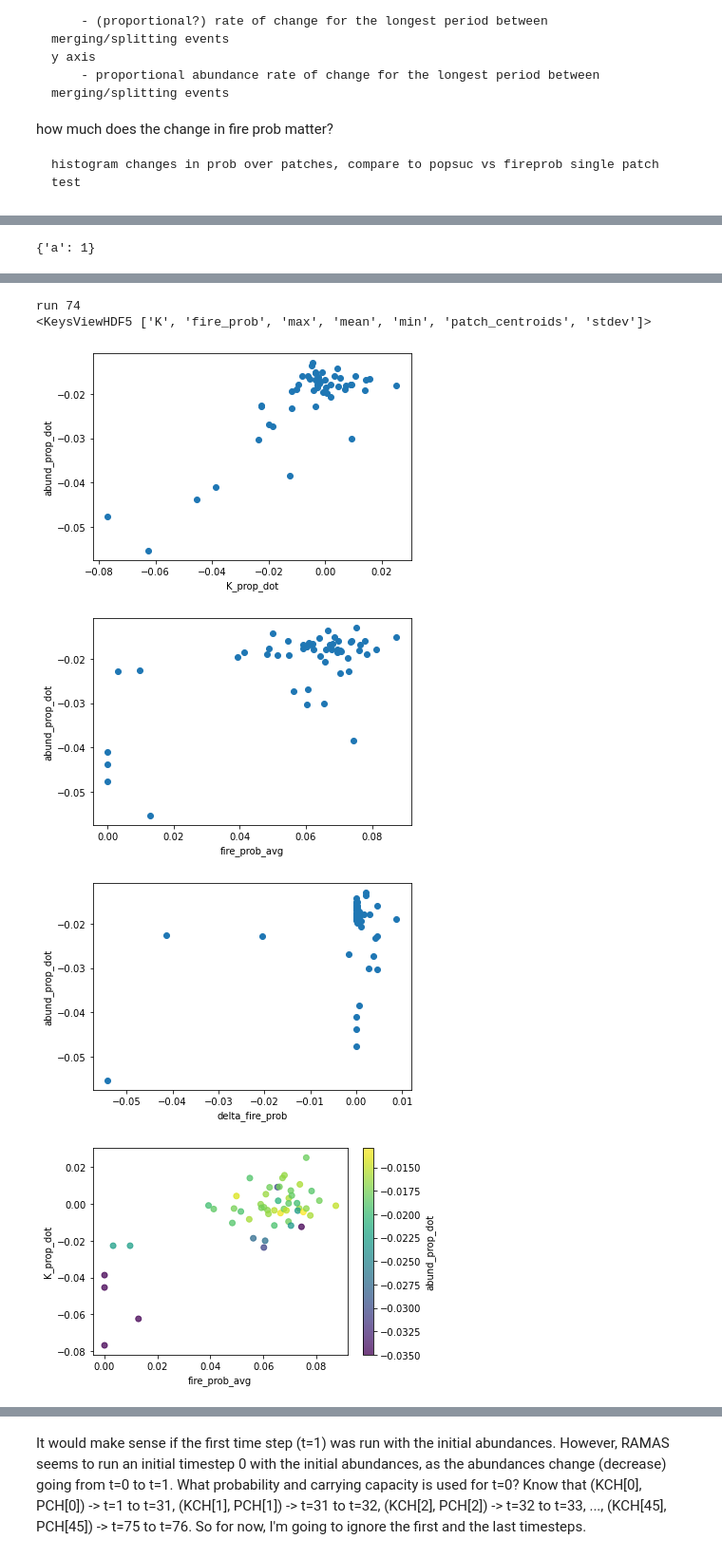
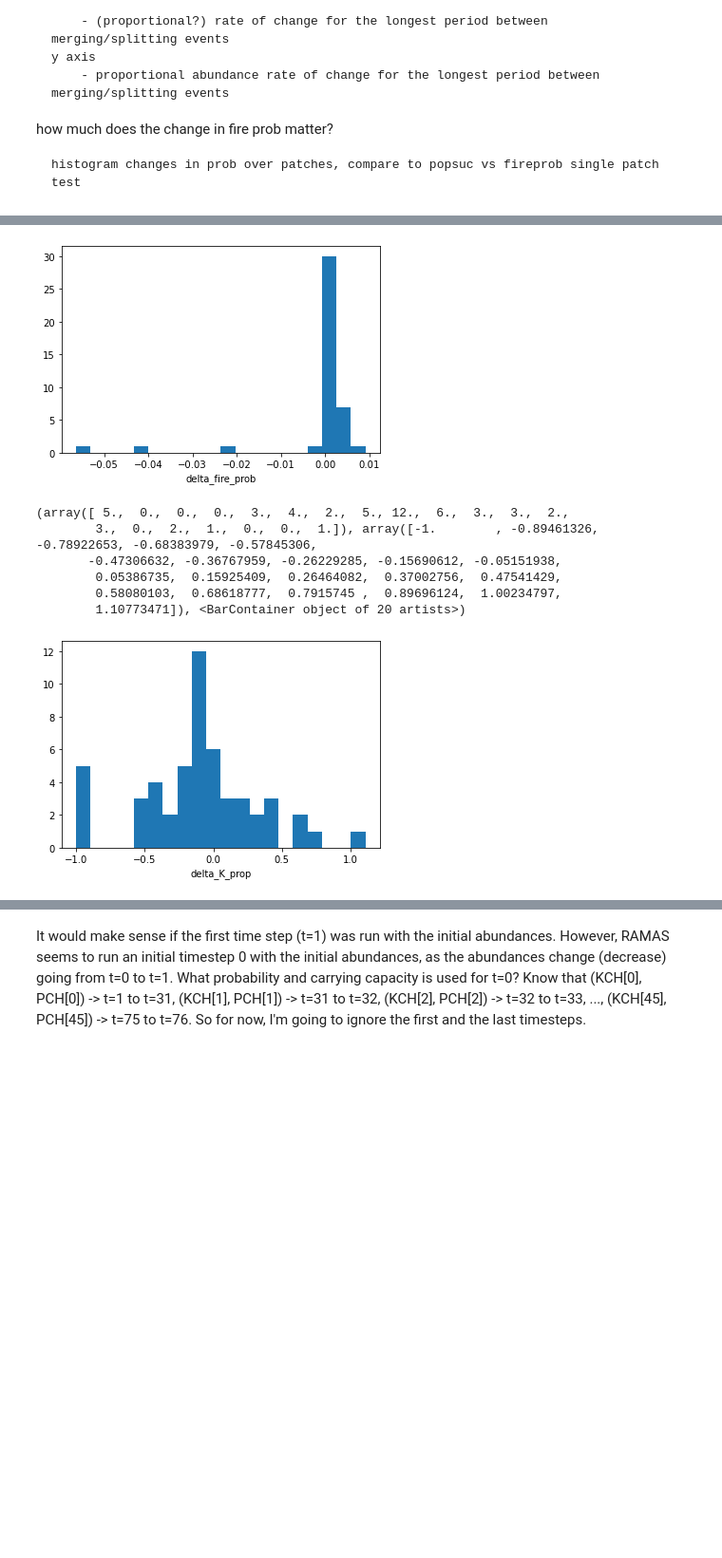
Before and after one commit to patricklawton/TecateCypress, a Jupyter notebook: analysis.ipynb, the cells around one changed output, grey strips where cells are left out. Shown at 95% size. Saved outputs shown, nothing was run; the diff lists cells and outputs as text; code cells hidden in the pictures; blank space fills up the shorter version.

```diff
--- a/analysis.ipynb
+++ b/analysis.ipynb
@@ -39,8 +39,12 @@ how much does the change in fire prob matter?
 
     histogram changes in prob over patches, compare to popsuc vs fireprob single patch test
 # %%
-run = open_run(0)
-pop = 'pop4'
+run = open_run(74)
+pop = 'pop14'
 with h5py.File(os.path.join(run.run_dir, 'results.h5'), 'r') as res:
     ab = np.array(res['mean'][pop])
     Ks = np.array(res['K'][pop])
+plt.scatter(range(len(ab)), ab)#; [(a, t) for a, t in zip(ab, range(len(ab)))]
+plt.show()
+plt.scatter(range(len(Ks)), Ks)#; [(K, t) for K, t in zip(Ks, range(len(Ks)))]
+plt.show()
@@ -89,13 +54,8 @@ plt.scatter(range(len(Ks)), Ks); [(K, t) for K, t in zip(Ks, range(len(Ks)))]
-# %%
-test = {}
-test.update({'a':1})
-test
-# %% [output]
-{'a': 1}
 # %%
-data_keys = ['K_prop_dot', 'fire_prob_avg', 'delta_fire_prob', 'abund_prop_dot']
+data_keys = ['K_prop_dot', 'fire_prob_avg', 'delta_fire_prob', 'abund_prop_dot', 'delta_t']
 # for runnum in runnums:
-for runnum in [0,74]:
+# for runnum in [0,74]:
+for runnum in [74]:
     print('run',runnum)
     run = open_run(runnum)
     # Select specific climate model/scenario
@@ -181,6 +141,7 @@ for runnum in [0,74]:
             if t_interval[1] > 74:
                 t_interval[1] = 74
             delta_t = t_interval[1] - t_interval[0]
+            data['delta_t'].update({str(pop): delta_t})
 
             # Require a minimum timespan without merges/splits before tossing out
             if (delta_t) < 10:
@@ -227,5 +188,18 @@ for runnum in [0,74]:
     plt.xlabel('delta_fire_prob'); plt.ylabel('K_prop_dot')
     plt.savefig(os.path.join(os.getcwd(), 'figs', 'Kvsdeltafire_abundratecolor.png'), bbox_inches='tight')
     plt.show()
+
+    deltas = np.array([data['delta_fire_prob'][pop] for pop in list(data['delta_fire_prob'].keys())])
+    deltas = deltas[np.nonzero(deltas)[0]]
+    plt.hist(deltas, bins=20)
+    plt.xlabel('delta_fire_prob')
+    plt.show()
+
+    delta_K_prop = np.array([data['K_prop_dot'][pop] * data['delta_t'][pop] for pop in list(data['delta_fire_prob'].keys())])
+    # delta_K_prop = delta_K_prop[np.nonzero(delta_K_prop)[0]]
+    hist = plt.hist(delta_K_prop, bins=20)
+    print(hist)
+    plt.xlabel('delta_K_prop')
+    plt.show()
     # break
 # %% [output]
@@ -239,6 +213,8 @@ run 0
+[figure, new version]
-run 74
-<KeysViewHDF5 ['K', 'fire_prob', 'max', 'mean', 'min', 'patch_centroids', 'stdev']>
+(array([ 5.,  0.,  0.,  0.,  3.,  4.,  2.,  5., 12.,  6.,  3.,  3.,  2.,
+        3.,  0.,  2.,  1.,  0.,  0.,  1.]), array([-1.        , -0.89461326, -0.78922653, -0.68383979, -0.57845306,
+       -0.47306632, -0.36767959, -0.26229285, -0.15690612, -0.05151938,
+        0.05386735,  0.15925409,  0.26464082,  0.37002756,  0.47541429,
+        0.58080103,  0.68618777,  0.7915745 ,  0.89696124,  1.00234797,
+        1.10773471]), <BarContainer object of 20 artists>)
-[figure, old version]
-[figure, old version]
+[figure, new version]
-[figure, removed]
-[figure, removed]
```
Also changed, not shown: parts of 16 cells of this notebook, 5 other files.
